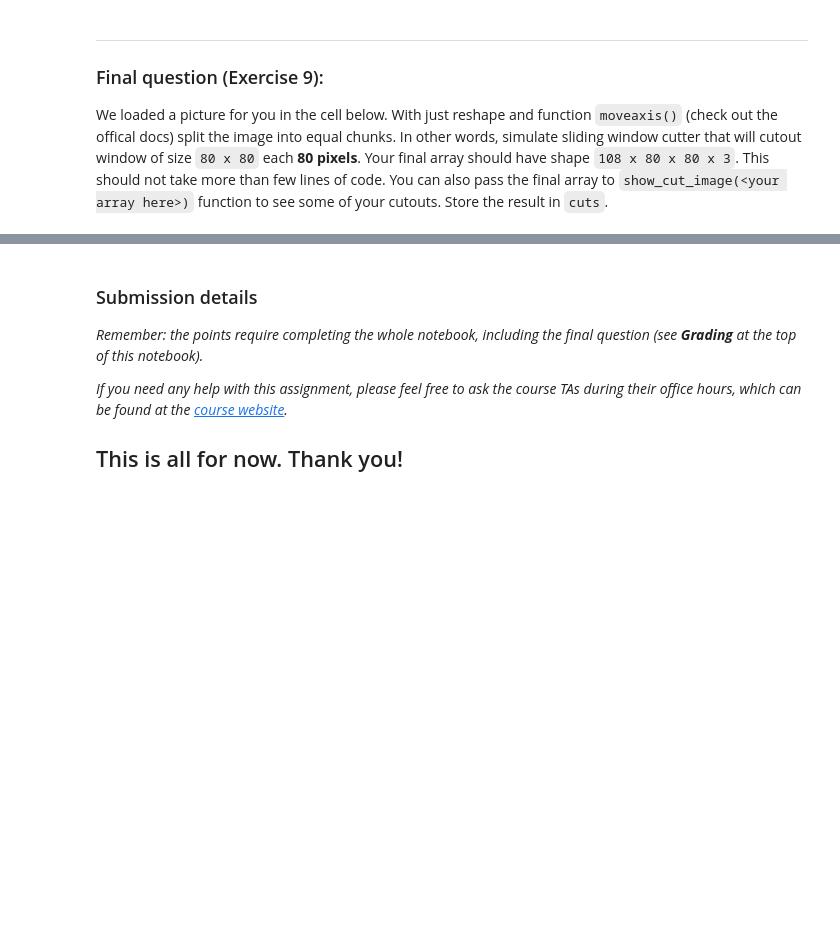
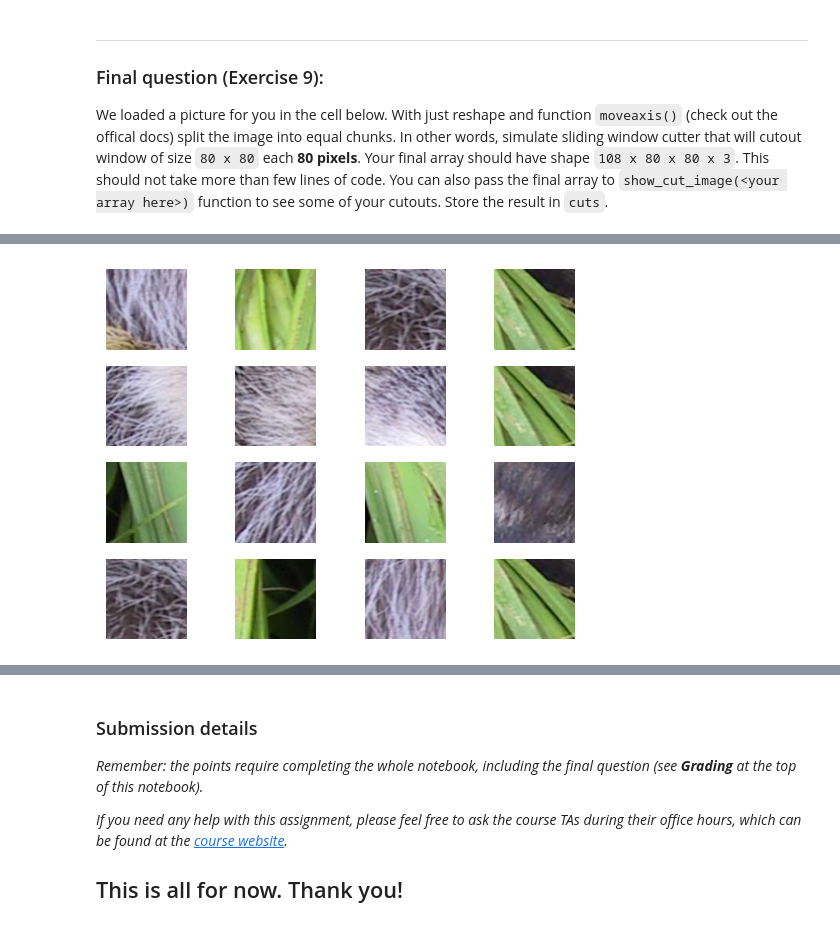
Before and after one commit to Michzru/Critical-oxygen-saturation-estimation, a Jupyter notebook: assignment1/numpy.ipynb, the cells around one changed output, grey strips where cells are left out. Cells and saved outputs as stored; diff of their text form; code cells hidden in the pictures; blank space fills up the shorter version.

```diff
--- a/assignment1/numpy.ipynb
+++ b/assignment1/numpy.ipynb
@@ -786,3 +789,23 @@ cuts = ...
+# %%
+# first correct approach but not the code we want
+# images = []
+
+# for i in range(0, img.shape[0], 80):
+#   for j in range(0, img.shape[1], 80):
+#     images.append(img[i:i+80, j:j+80, :3])
+
+
+# cuts = np.array(images)
+
+# print("shape cuts: ", cuts.shape)
+
+# RESHAPE AND ROLL HERE
+cuts = img.reshape(9, 80, 12, 80, 3)
+cuts = np.moveaxis(cuts, 2, 1).reshape(108, 80, 80, 3)
+
+show_cut_image(cuts)
+# %% [output]
+[figure, added]
 # %%
 grader.check("q9_sliding_window")
 # %% [output]
```
Also changed, not shown: parts of 5 cells of this notebook.
